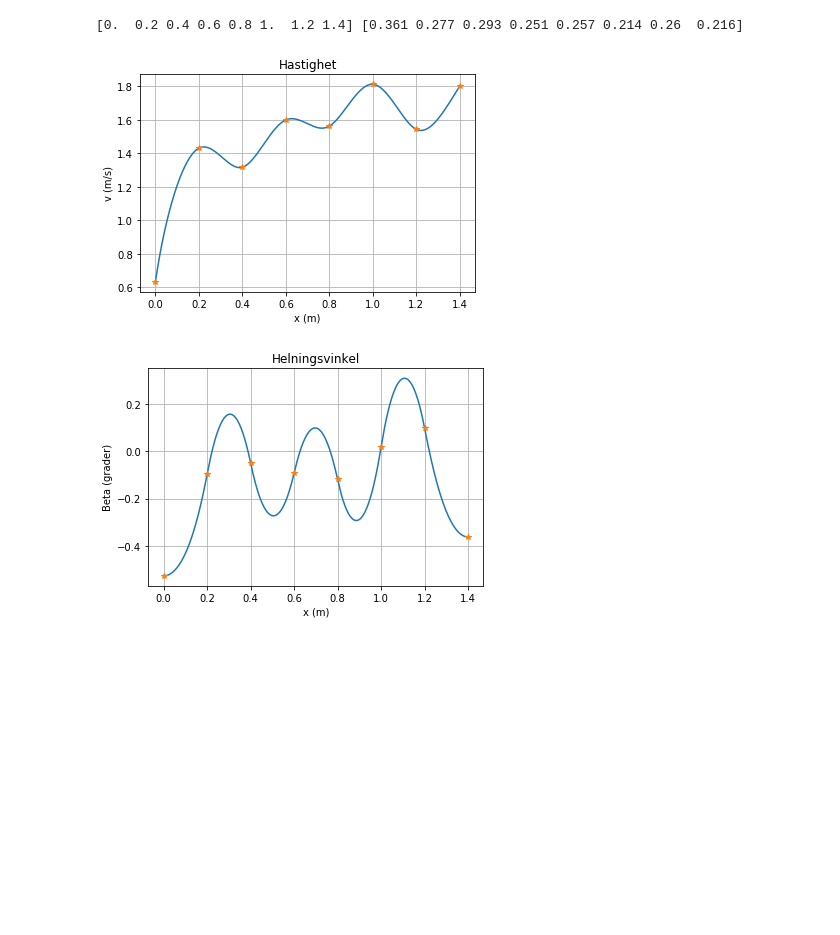
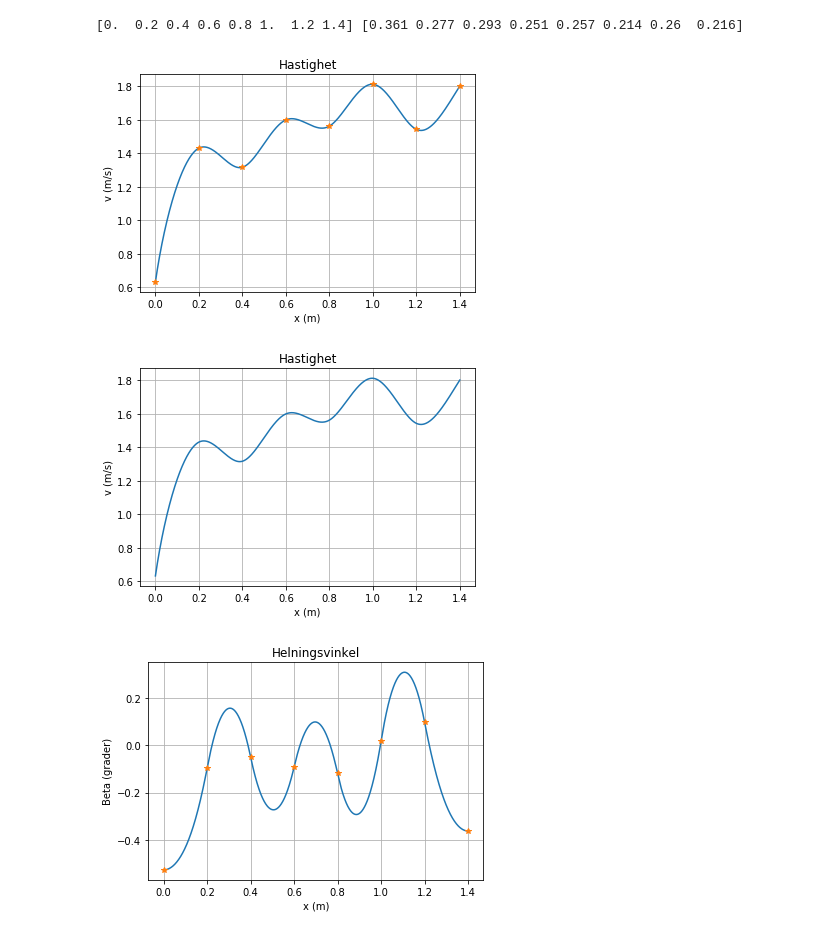
Before and after one commit to nerok/TFY4125-305-1, a Jupyter notebook: cubicspline.ipynb, the cells around one changed output. Saved outputs shown, nothing was run; the diff lists cells and outputs as text; code cells hidden in the pictures; blank space fills up the shorter version.

Commit message:
Fixed plot conditional being useless and added "example"

```diff
--- a/cubicspline.ipynb
+++ b/cubicspline.ipynb
@@ -99,7 +99,7 @@ def plot(x, y, title="Plot", ylabel='y', xlabel='x', fast = True):
     if fast:
         plt.plot(x, y, xfast, y_fast, "*")
     else:
-        plt.plot(x, y, xfast, y_fast, "*")
+        plt.plot(x, y)
     plt.title(title)
     plt.ylabel(ylabel)
     plt.xlabel(xlabel)
@@ -121,8 +121,10 @@ def speed(x):
 # %%
 v = speed(x)
 plot(x, v, 'Hastighet', 'v (m/s)', 'x (m)')
+plot(x, v, 'Hastighet', 'v (m/s)', 'x (m)', False)
 # %% [output]
 [figure]
+[figure, added]
 # %%
 beta = np.arctan(dy)
 # %%
```
